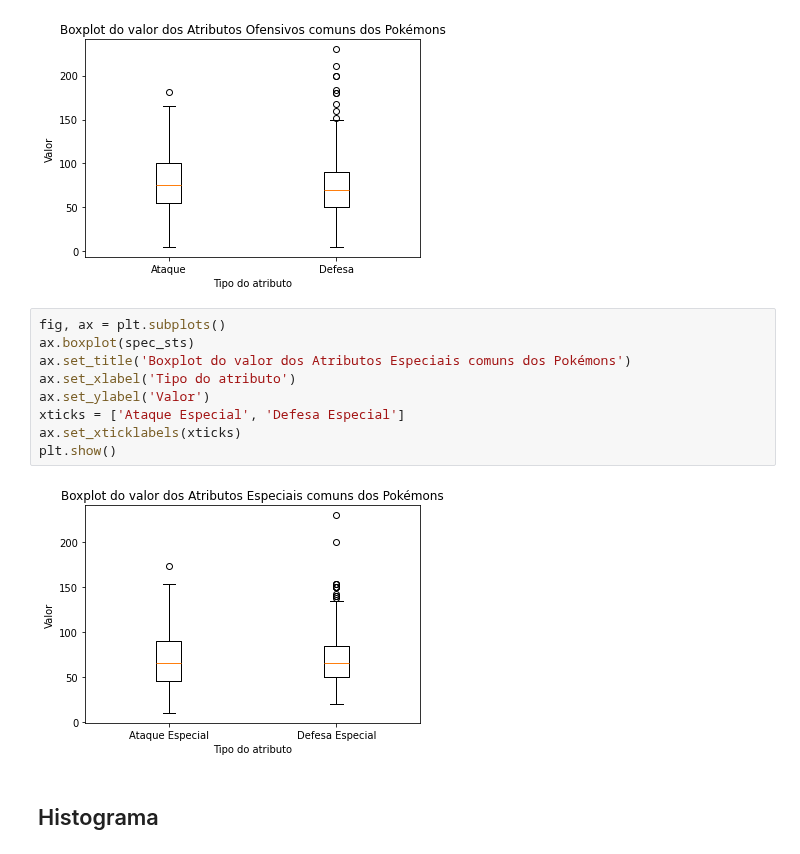
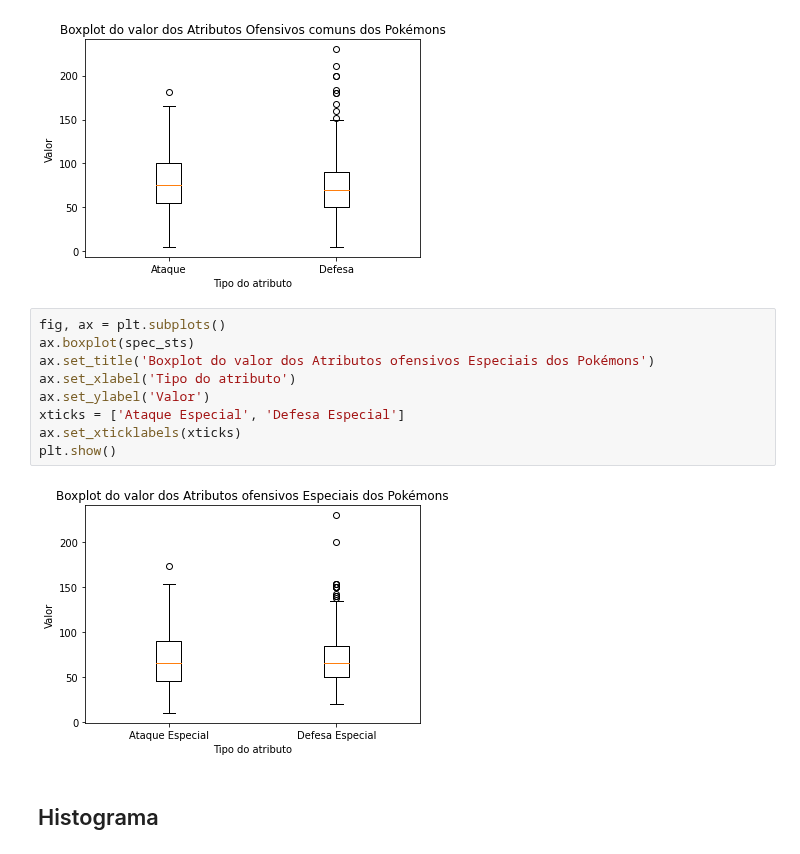
Before and after one commit to CaioCBCouto/Estatistica, a Jupyter notebook: ccbc.ipynb, the cells around one changed output. Drawn from its saved outputs; the diff is of its cells as text.

```diff
--- a/ccbc.ipynb
+++ b/ccbc.ipynb
@@ -109,14 +109,14 @@ plt.show()
 # %%
 fig, ax = plt.subplots()
 ax.boxplot(spec_sts)
-ax.set_title('Boxplot do valor dos Atributos Especiais comuns dos Pokémons')
+ax.set_title('Boxplot do valor dos Atributos ofensivos Especiais dos Pokémons')
 ax.set_xlabel('Tipo do atributo')
 ax.set_ylabel('Valor')
 xticks = ['Ataque Especial', 'Defesa Especial']
 ax.set_xticklabels(xticks)
 plt.show()
 # %% [output]
-[figure, old version]
+[figure, new version]
 # %% [markdown]
 ## Histograma
 # %%
```
Also changed, not shown: parts of 31 cells of this notebook, 2 other files.
